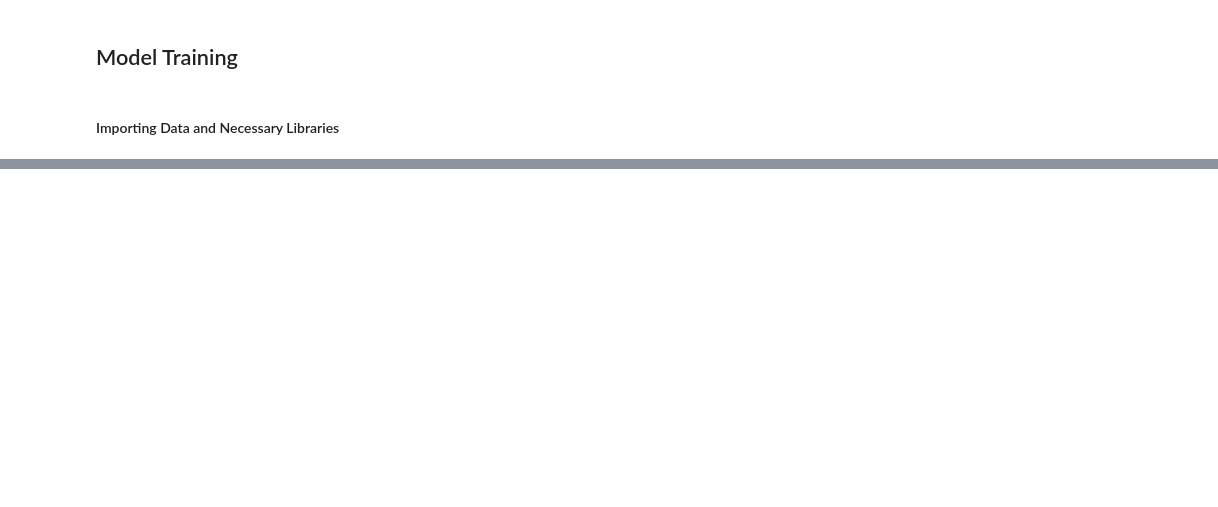
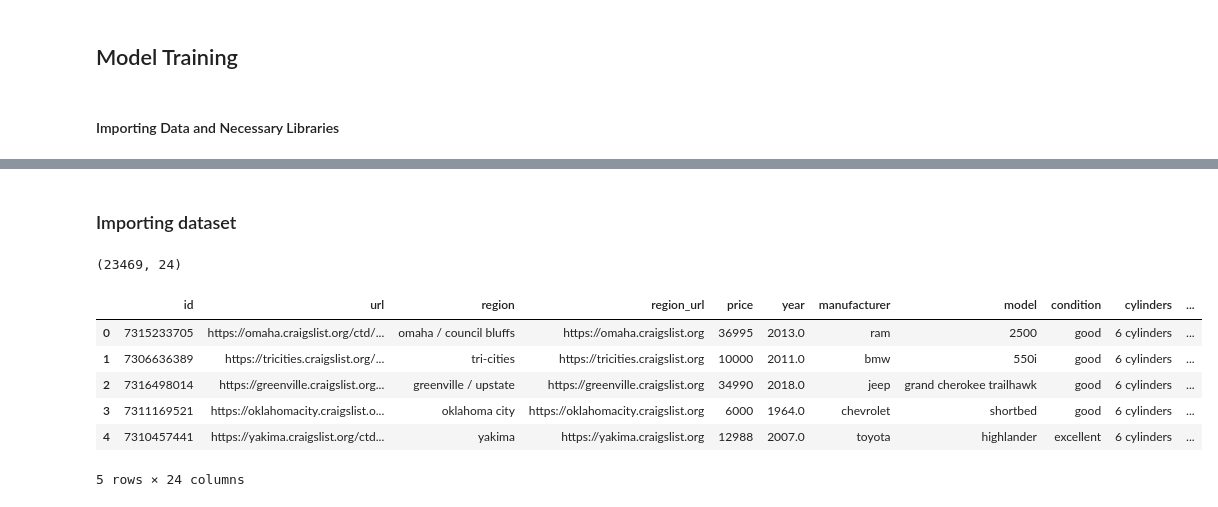
Before and after one commit to goodnessohi/carpricepred, a Jupyter notebook: notebook/model_training.ipynb, the cells around one changed output, grey strips where cells are left out. Cells and saved outputs as stored; diff of their text form; code cells hidden in the pictures; blank space fills up the shorter version.

```diff
--- a/notebook/model_training.ipynb
+++ b/notebook/model_training.ipynb
@@ -24,0 +69,2 @@ ModuleNotFoundError: No module named 'catboost'
+# %% [markdown]
+### Importing dataset
@@ -24,0 +74,14 @@ ModuleNotFoundError: No module named 'catboost'
+# %%
+df.shape
+# %% [output]
+(23469, 24)
+# %%
+df.head()
+# %% [output]
+|  | id | url | region | region_url | price | year | manufacturer | model | condition | cylinders | ... |
+| 0 | 7315233705 | https://omaha.craigslist.org/ctd/... | omaha / council bluffs | https://omaha.craigslist.org | 36995 | 2013.0 | ram | 2500 | good | 6 cylinders | ... |
+| 1 | 7306636389 | https://tricities.craigslist.org/... | tri-cities | https://tricities.craigslist.org | 10000 | 2011.0 | bmw | 550i | good | 6 cylinders | ... |
+| 2 | 7316498014 | https://greenville.craigslist.org... | greenville / upstate | https://greenville.craigslist.org | 34990 | 2018.0 | jeep | grand cherokee trailhawk | good | 6 cylinders | ... |
+| 3 | 7311169521 | https://oklahomacity.craigslist.o... | oklahoma city | https://oklahomacity.craigslist.org | 6000 | 1964.0 | chevrolet | shortbed | good | 6 cylinders | ... |
+| 4 | 7310457441 | https://yakima.craigslist.org/ctd... | yakima | https://yakima.craigslist.org | 12988 | 2007.0 | toyota | highlander | excellent | 6 cylinders | ... |
+5 rows × 24 columns
```
Also changed, not shown: parts of 24 cells of this notebook.
